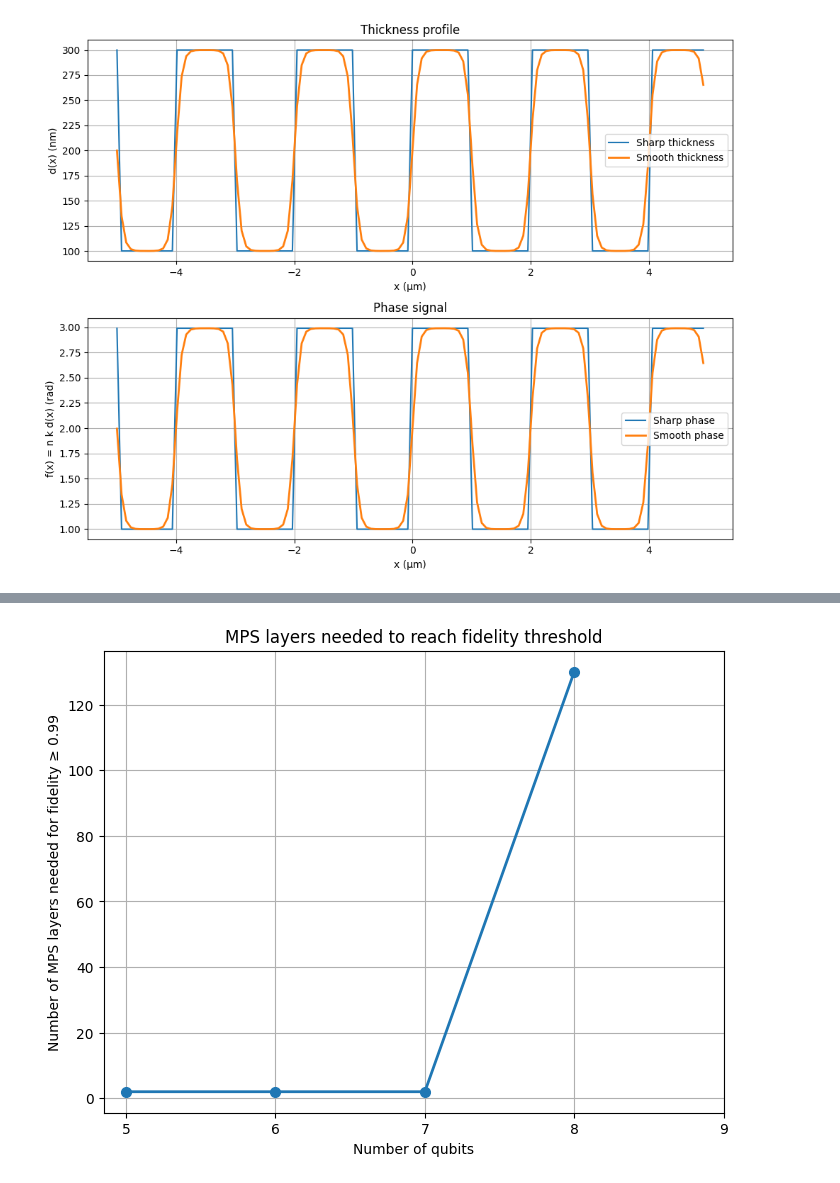
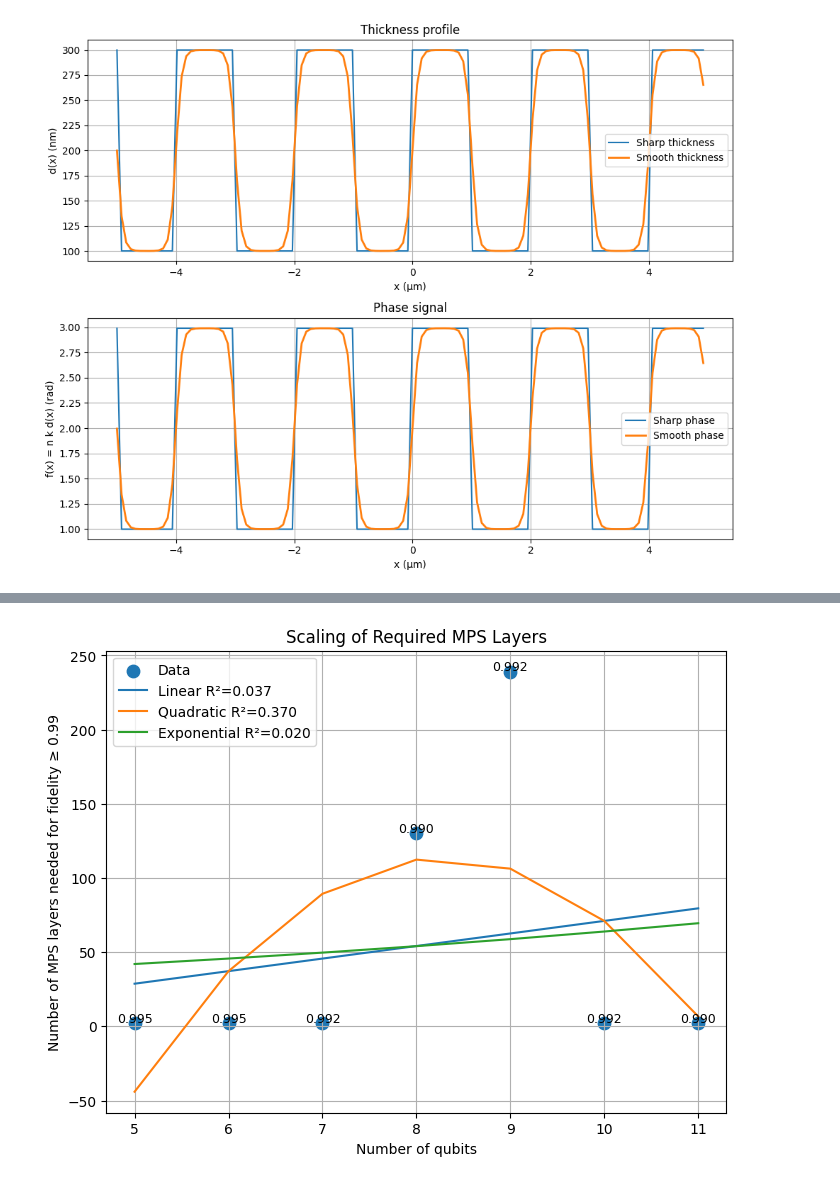
Before and after one commit to aizzen3/QCproject2, a Jupyter notebook: tryout_beam_rough.ipynb, the cells around one changed output, grey strips where cells are left out. Drawn from its saved outputs; the diff is of its cells as text; code cells hidden in the pictures.

```diff
--- a/tryout_beam_rough.ipynb
+++ b/tryout_beam_rough.ipynb
@@ -106,8 +106,8 @@ plt.show()
 # %%
 sim = AerSimulator(method="statevector")
 
-qubit_range = range(5, 10)
-layer_range = range(1, 201)
+qubit_range = range(5, 12)
+layer_range = range(1, 301)
 threshold = 0.99
 
 best_layers = []
@@ -194,17 +194,80 @@ Qubits = 9, Layer = nan, Fidelity = nan
 # %%
+import numpy as np
 import matplotlib.pyplot as plt
-import numpy as np
+from scipy.optimize import curve_fit
+from sklearn.metrics import r2_score
 
-qubits = list(qubit_range)
+qubits = np.array(list(qubit_range), dtype=float)
 layers = np.array(best_layers, dtype=float)
+fids = np.array(best_fidelities, dtype=float)
+
+# remove NaN
+mask = np.isfinite(layers)
+
+x_fit = qubits[mask]
+y_fit = layers[mask]
+fid_fit = fids[mask]
+
+# print values
+print("Used for fitting:")
+for q, L, F in zip(x_fit, y_fit, fid_fit):
+    print(f"Qubits = {int(q)}, Layers = {L:.0f}, Fidelity = {F:.6f}")
+
+# ------------------
+# Fits
+# ------------------
+
+# Linear
+linear_coeff = np.polyfit(x_fit, y_fit, 1)
+linear_model = np.poly1d(linear_coeff)
+y_linear = linear_model(x_fit)
+
+# Quadratic
+quad_coeff = np.polyfit(x_fit, y_fit, 2)
+quad_model = np.poly1d(quad_coeff)
+y_quad = quad_model(x_fit)
+
+# Exponential
+def exp_func(x, A, B):
+    return A * np.exp(B * x)
+
+params, _ = curve_fit(exp_func, x_fit, y_fit, maxfev=10000)
+y_exp = exp_func(x_fit, *params)
+
+# ------------------
+# R²
+# ------------------
+
+r2_linear = r2_score(y_fit, y_linear)
+r2_quad = r2_score(y_fit, y_quad)
+r2_exp = r2_score(y_fit, y_exp)
+
+print("\nFit quality:")
+print("Linear R² =", r2_linear)
+print("Quadratic R² =", r2_quad)
+print("Exponential R² =", r2_exp)
+
+# ------------------
+# Plot
+# ------------------
 
 plt.figure(figsize=(8, 6))
-plt.plot(qubits, layers, "o-", linewidth=2, markersize=7)
+
+plt.scatter(x_fit, y_fit, s=80, label="Data")
+
+plt.plot(x_fit, y_linear, label=f"Linear R²={r2_linear:.3f}")
+plt.plot(x_fit, y_quad, label=f"Quadratic R²={r2_quad:.3f}")
+plt.plot(x_fit, y_exp, label=f"Exponential R²={r2_exp:.3f}")
+
+# fidelity labels
+for q, L, F in zip(x_fit, y_fit, fid_fit):
+    plt.text(q, L + 1, f"{F:.3f}", ha="center", fontsize=9)
 
 plt.xlabel("Number of qubits")
 plt.ylabel(f"Number of MPS layers needed for fidelity ≥ {threshold}")
-plt.title("MPS layers needed to reach fidelity threshold")
+plt.title("Scaling of Required MPS Layers")
+plt.xticks(x_fit.astype(int))
 plt.grid(True)
-plt.xticks(qubits)
+plt.legend()
 plt.show()
 # %% [output]
@@ -211,4 +287,4 @@ plt.show()
-[figure, old version]
+[figure, new version]
 # %%
 from qiskit import QuantumCircuit, transpile
 from qiskit_aer import AerSimulator
```
Also changed, not shown: parts of 3 cells of this notebook, 1 other file.
